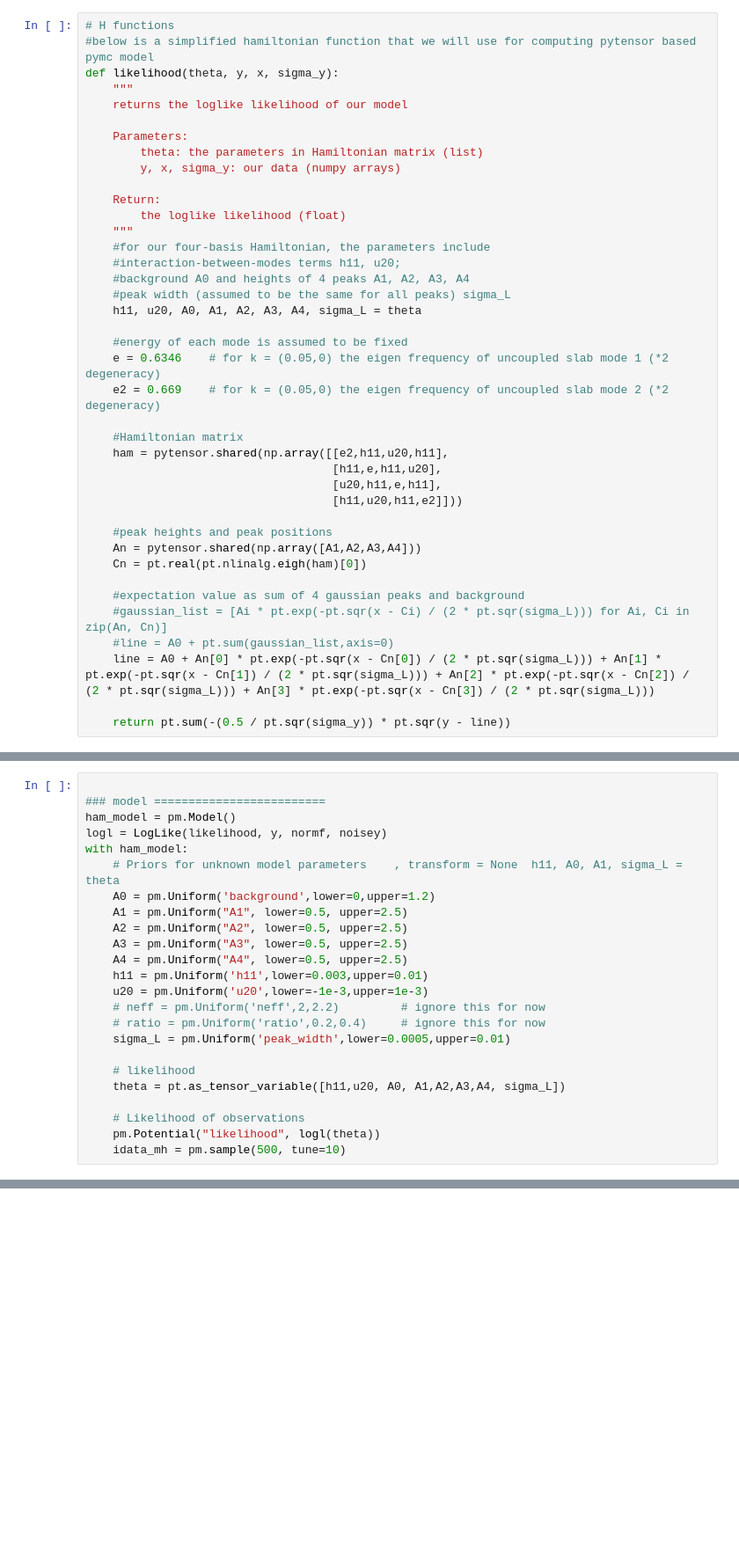
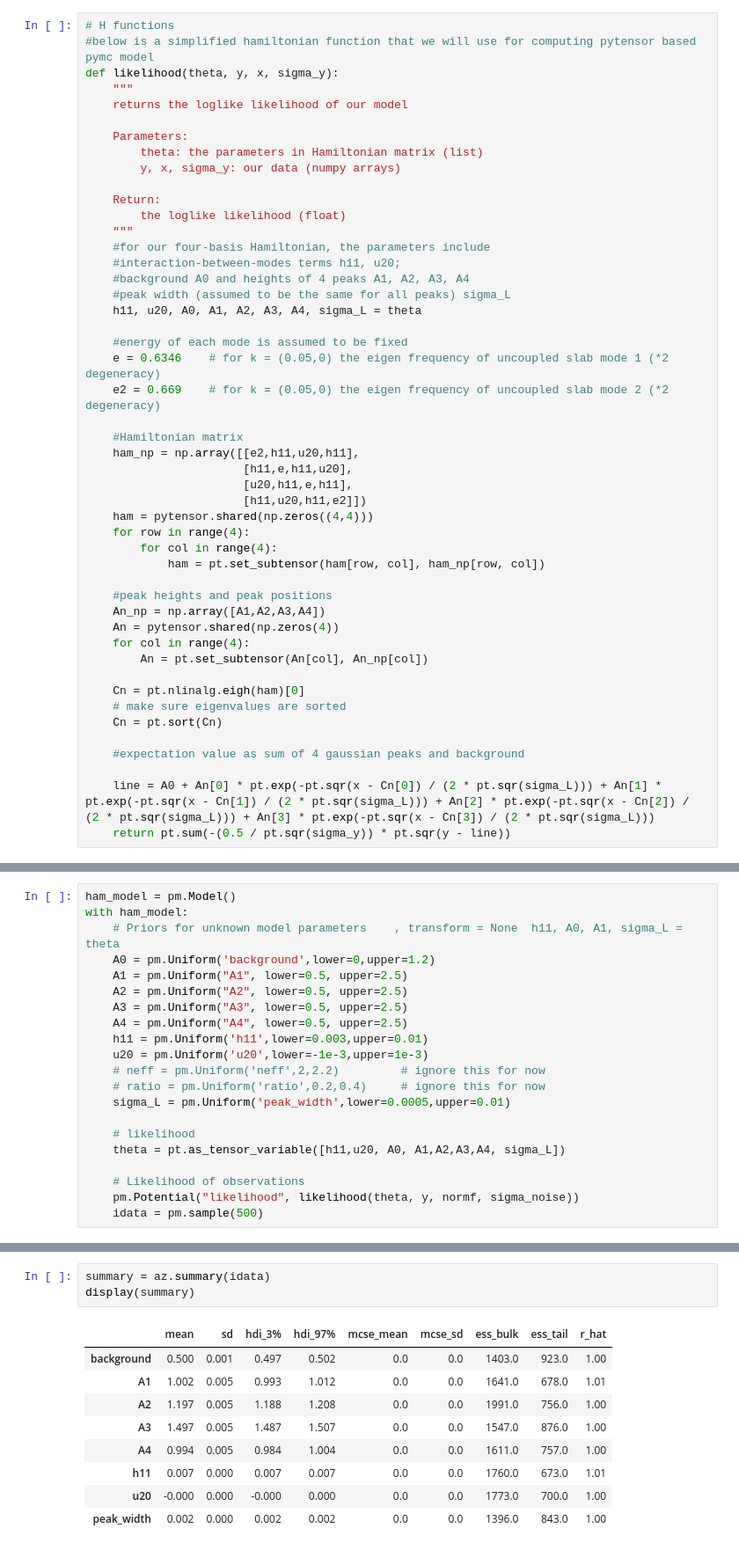
Before and after one commit to phys201/Hamiltonian-photonic-crystal, a Jupyter notebook: Documentation_trial.ipynb, the cells around one changed output, grey strips where cells are left out. Shown at 88% size. Cells and saved outputs as stored; diff of their text form; blank space fills up the shorter version.

```diff
--- a/Documentation_trial.ipynb
+++ b/Documentation_trial.ipynb
@@ -106,18 +111,26 @@ def likelihood(theta, y, x, sigma_y):
     e2 = 0.669    # for k = (0.05,0) the eigen frequency of uncoupled slab mode 2 (*2 degeneracy)
 
     #Hamiltonian matrix
-    ham = pytensor.shared(np.array([[e2,h11,u20,h11],
-                                    [h11,e,h11,u20],
-                                    [u20,h11,e,h11],
-                                    [h11,u20,h11,e2]]))
+    ham_np = np.array([[e2,h11,u20,h11],
+                       [h11,e,h11,u20],
+                       [u20,h11,e,h11],
+                       [h11,u20,h11,e2]])
+    ham = pytensor.shared(np.zeros((4,4)))
+    for row in range(4):
+        for col in range(4):
+            ham = pt.set_subtensor(ham[row, col], ham_np[row, col])
 
     #peak heights and peak positions
-    An = pytensor.shared(np.array([A1,A2,A3,A4]))
-    Cn = pt.real(pt.nlinalg.eigh(ham)[0])
+    An_np = np.array([A1,A2,A3,A4])
+    An = pytensor.shared(np.zeros(4))
+    for col in range(4):
+        An = pt.set_subtensor(An[col], An_np[col])
+
+    Cn = pt.nlinalg.eigh(ham)[0]
+    # make sure eigenvalues are sorted
+    Cn = pt.sort(Cn)
 
     #expectation value as sum of 4 gaussian peaks and background
-    #gaussian_list = [Ai * pt.exp(-pt.sqr(x - Ci) / (2 * pt.sqr(sigma_L))) for Ai, Ci in zip(An, Cn)]
-    #line = A0 + pt.sum(gaussian_list,axis=0)
+
     line = A0 + An[0] * pt.exp(-pt.sqr(x - Cn[0]) / (2 * pt.sqr(sigma_L))) + An[1] * pt.exp(-pt.sqr(x - Cn[1]) / (2 * pt.sqr(sigma_L))) + An[2] * pt.exp(-pt.sqr(x - Cn[2]) / (2 * pt.sqr(sigma_L))) + An[3] * pt.exp(-pt.sqr(x - Cn[3]) / (2 * pt.sqr(sigma_L)))
-
     return pt.sum(-(0.5 / pt.sqr(sigma_y)) * pt.sqr(y - line))
@@ -222,8 +141,5 @@ With custom functions ready, we can run the pymc inference.
 # %%
-
-### model =========================
 ham_model = pm.Model()
-logl = LogLike(likelihood, y, normf, noisey)
 with ham_model:
     # Priors for unknown model parameters    , transform = None  h11, A0, A1, sigma_L = theta
     A0 = pm.Uniform('background',lower=0,upper=1.2)
@@ -241,6 +157,6 @@ with ham_model:
     theta = pt.as_tensor_variable([h11,u20, A0, A1,A2,A3,A4, sigma_L])
 
     # Likelihood of observations
-    pm.Potential("likelihood", logl(theta))
-    idata_mh = pm.sample(500, tune=10)
+    pm.Potential("likelihood", likelihood(theta, y, normf, sigma_noise))
+    idata = pm.sample(500)
 # %% [output]
@@ -249,0 +173,13 @@ az.plot_trace(idata_mh,figsize =(12,40));
+# %%
+summary = az.summary(idata)
+display(summary)
+# %% [output]
+|  | mean | sd | hdi_3% | hdi_97% | mcse_mean | mcse_sd | ess_bulk | ess_tail | r_hat |
+| background | 0.500 | 0.001 | 0.497 | 0.502 | 0.0 | 0.0 | 1403.0 | 923.0 | 1.00 |
+| A1 | 1.002 | 0.005 | 0.993 | 1.012 | 0.0 | 0.0 | 1641.0 | 678.0 | 1.01 |
+| A2 | 1.197 | 0.005 | 1.188 | 1.208 | 0.0 | 0.0 | 1991.0 | 756.0 | 1.00 |
+| A3 | 1.497 | 0.005 | 1.487 | 1.507 | 0.0 | 0.0 | 1547.0 | 876.0 | 1.00 |
+| A4 | 0.994 | 0.005 | 0.984 | 1.004 | 0.0 | 0.0 | 1611.0 | 757.0 | 1.00 |
+| h11 | 0.007 | 0.000 | 0.007 | 0.007 | 0.0 | 0.0 | 1760.0 | 673.0 | 1.01 |
+| u20 | -0.000 | 0.000 | -0.000 | 0.000 | 0.0 | 0.0 | 1773.0 | 700.0 | 1.00 |
+| peak_width | 0.002 | 0.000 | 0.002 | 0.002 | 0.0 | 0.0 | 1396.0 | 843.0 | 1.00 |
```
Also changed, not shown: parts of 17 cells of this notebook.
